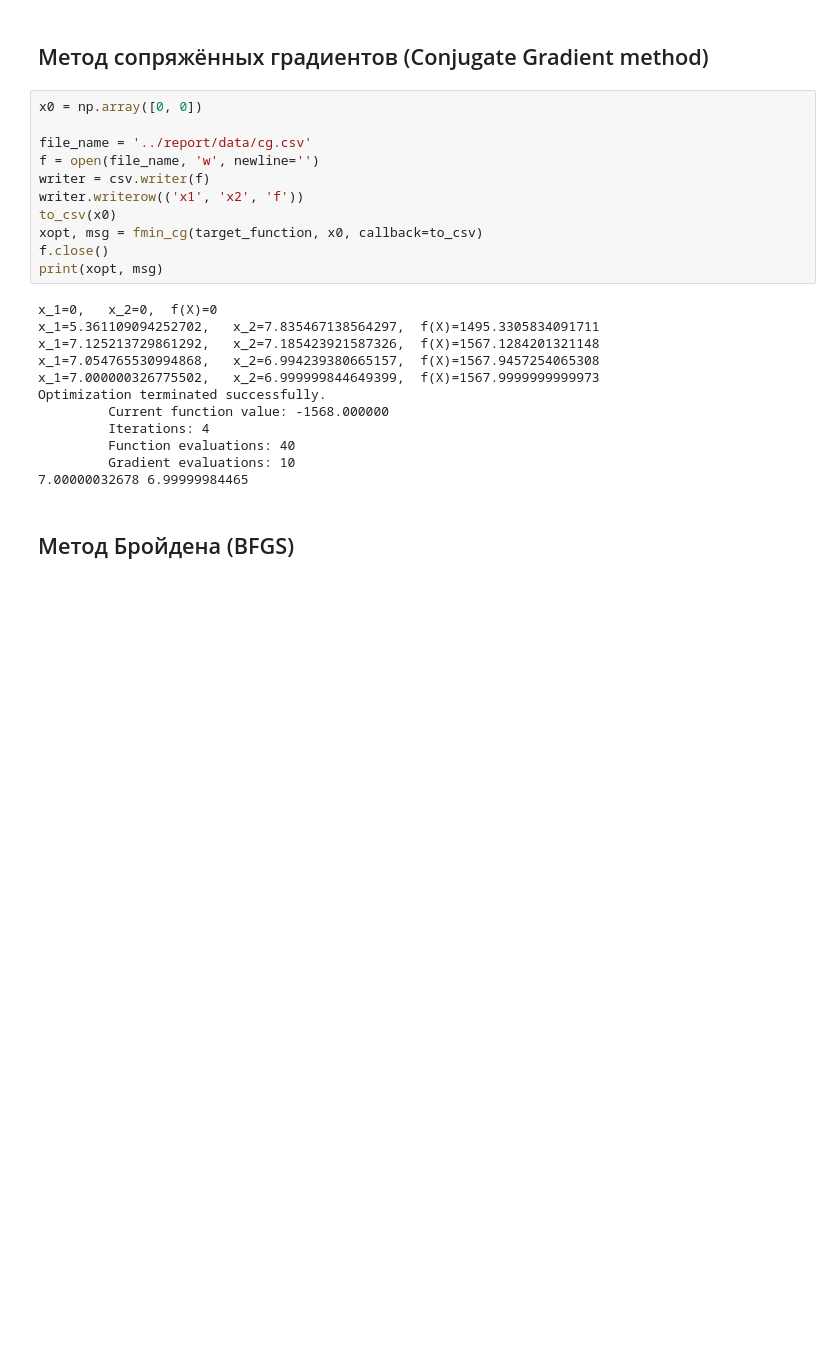
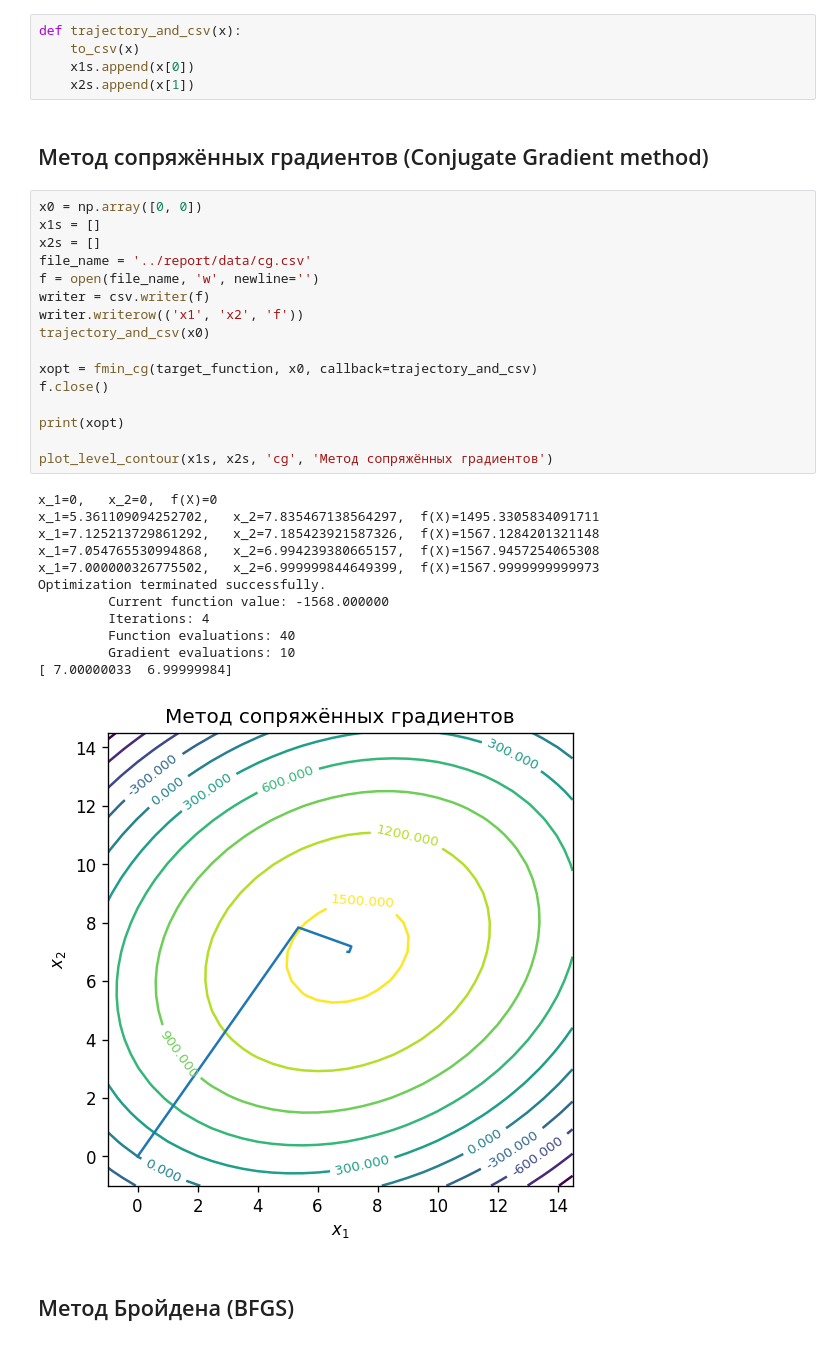
Before and after one commit to lamtev/system-analysis, a Jupyter notebook: et3/py/et3.ipynb, the cells around one changed output. Cells and saved outputs as stored; diff of their text form; blank space fills up the shorter version.

```diff
--- a/et3/py/et3.ipynb
+++ b/et3/py/et3.ipynb
@@ -188,28 +190,39 @@ x_1=6.999830523267964,   x_2=7.000063828899078,  f(X)=1567.9999993314748
+# %%
+def trajectory_and_csv(x):
+    to_csv(x)
+    x1s.append(x[0])
+    x2s.append(x[1])
 # %% [markdown]
 ## Метод сопряжённых градиентов (Conjugate Gradient method)
 # %%
 x0 = np.array([0, 0])
-
+x1s = []
+x2s = []
 file_name = '../report/data/cg.csv'
 f = open(file_name, 'w', newline='')
 writer = csv.writer(f)
 writer.writerow(('x1', 'x2', 'f'))
-to_csv(x0)
-xopt, msg = fmin_cg(target_function, x0, callback=to_csv)
+trajectory_and_csv(x0)
+
+xopt = fmin_cg(target_function, x0, callback=trajectory_and_csv)
 f.close()
-print(xopt, msg)
+
+print(xopt)
+
+plot_level_contour(x1s, x2s, 'cg', 'Метод сопряжённых градиентов')
 # %% [output]
 x_1=0,   x_2=0,  f(X)=0
 x_1=5.361109094252702,   x_2=7.835467138564297,  f(X)=1495.3305834091711
 x_1=7.125213729861292,   x_2=7.185423921587326,  f(X)=1567.1284201321148
 x_1=7.054765530994868,   x_2=6.994239380665157,  f(X)=1567.9457254065308
 x_1=7.000000326775502,   x_2=6.999999844649399,  f(X)=1567.9999999999973
 Optimization terminated successfully.
          Current function value: -1568.000000
          Iterations: 4
          Function evaluations: 40
          Gradient evaluations: 10
-7.00000032678 6.99999984465
+[ 7.00000033  6.99999984]
+[figure, added]
 # %% [markdown]
 ## Метод Бройдена (BFGS)
 # %%
```
Also changed, not shown: parts of 6 cells of this notebook, 5 other files.
